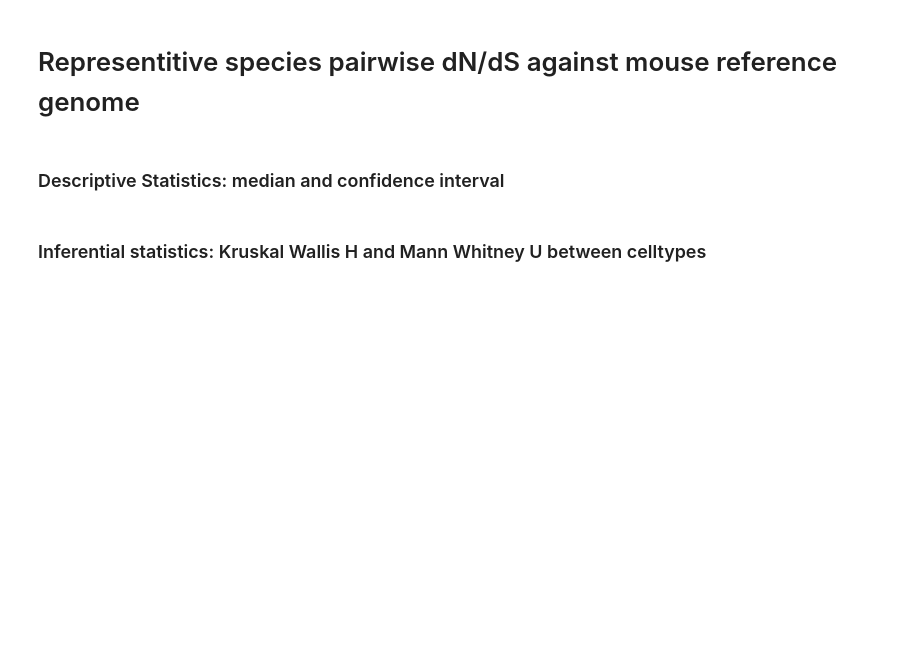
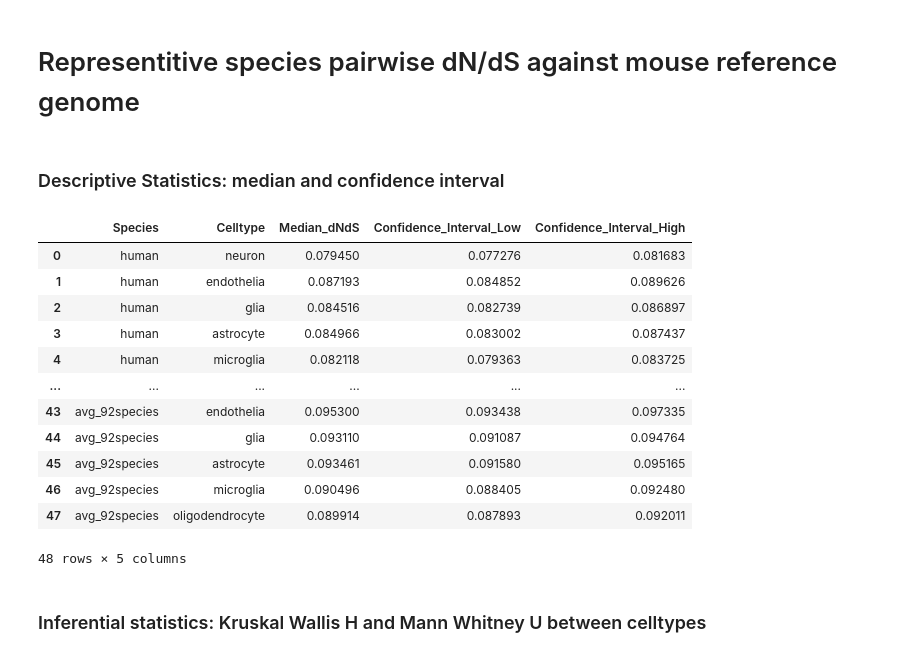
Before and after one commit to VeritatemAmo/neuron-glia-dNdS, a Jupyter notebook: jupyter_notebooks/mouse.celltype-expressed.stats_and_figures.ipynb, the cells around one changed output. Saved outputs shown, nothing was run; the diff lists cells and outputs as text; code cells hidden in the pictures; blank space fills up the shorter version.

```diff
--- a/jupyter_notebooks/mouse.celltype-expressed.stats_and_figures.ipynb
+++ b/jupyter_notebooks/mouse.celltype-expressed.stats_and_figures.ipynb
@@ -40,6 +41,22 @@ for species in species_list:
             {'Species':species,'Celltype':celltype,'Median_dNdS':med,
              'Confidence_Interval_Low':CI_low,'Confidence_Interval_High':CI_high},
             ignore_index=True)
+# %%
+descriptive_stats_df
+# %% [output]
+|  | Species | Celltype | Median_dNdS | Confidence_Interval_Low | Confidence_Interval_High |
+| 0 | human | neuron | 0.079450 | 0.077276 | 0.081683 |
+| 1 | human | endothelia | 0.087193 | 0.084852 | 0.089626 |
+| 2 | human | glia | 0.084516 | 0.082739 | 0.086897 |
+| 3 | human | astrocyte | 0.084966 | 0.083002 | 0.087437 |
+| 4 | human | microglia | 0.082118 | 0.079363 | 0.083725 |
+| ... | ... | ... | ... | ... | ... |
+| 43 | avg_92species | endothelia | 0.095300 | 0.093438 | 0.097335 |
+| 44 | avg_92species | glia | 0.093110 | 0.091087 | 0.094764 |
+| 45 | avg_92species | astrocyte | 0.093461 | 0.091580 | 0.095165 |
+| 46 | avg_92species | microglia | 0.090496 | 0.088405 | 0.092480 |
+| 47 | avg_92species | oligodendrocyte | 0.089914 | 0.087893 | 0.092011 |
+48 rows × 5 columns
 # %%
 # create an excel file to write descriptive stats
 # future analysis with other reference genome can be added to this as a new tab:
```
Also changed, not shown: parts of 8 cells of this notebook, 9 other files.
